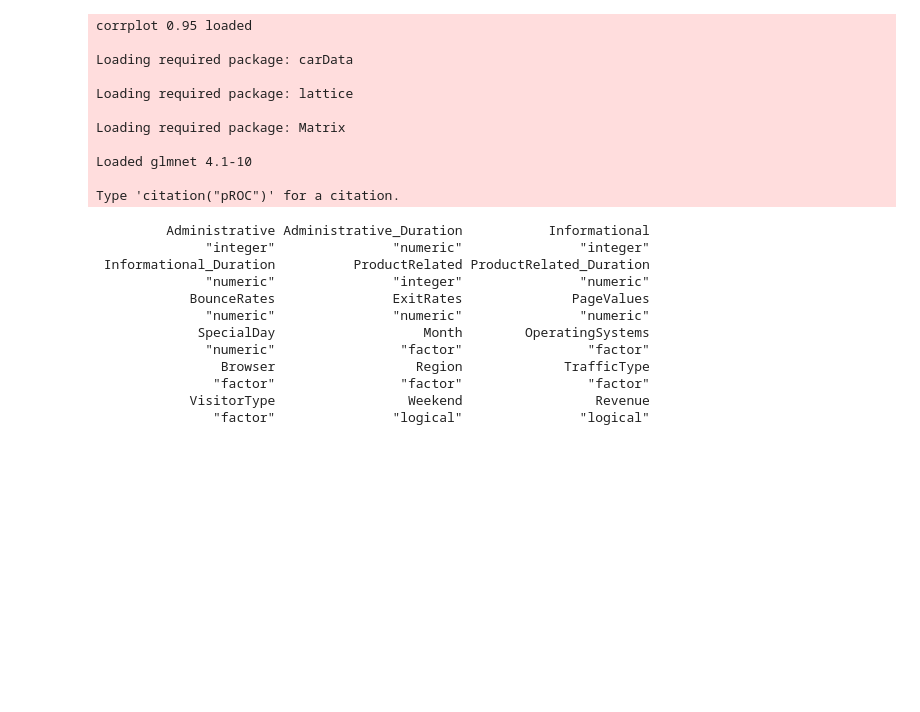
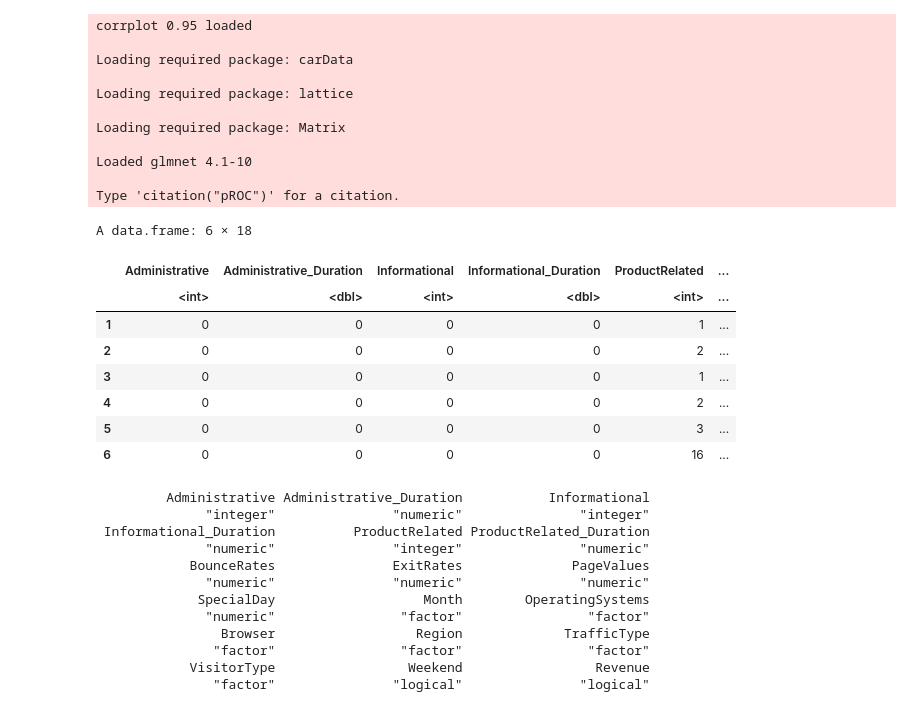
Before and after one commit to schan26/stat301-project, a Jupyter notebook: stat301_code.ipynb, the cells around one changed output. Saved outputs shown, nothing was run; the diff lists cells and outputs as text; code cells hidden in the pictures; blank space fills up the shorter version.

```diff
--- a/stat301_code.ipynb
+++ b/stat301_code.ipynb
@@ -88,4 +88,21 @@ Loading required package: Matrix
 Loaded glmnet 4.1-10
 
 Type 'citation("pROC")' for a citation.
+# %%
+#Load dataset
+data <- read.csv("https://raw.githubusercontent.com/schan26/stat301-project/refs/heads/main/data/online_shoppers_intention.csv")
+
+data <- data %>% filter(Region != 1) # Use data not from Region 1
+
+head(data)
+# %% [output]
+A data.frame: 6 × 18
+|  | Administrative | Administrative_Duration | Informational | Informational_Duration | ProductRelated | ... |
+|  | <int> | <dbl> | <int> | <dbl> | <int> | ... |
+| 1 | 0 | 0 | 0 | 0 | 1 | ... |
+| 2 | 0 | 0 | 0 | 0 | 2 | ... |
+| 3 | 0 | 0 | 0 | 0 | 1 | ... |
+| 4 | 0 | 0 | 0 | 0 | 2 | ... |
+| 5 | 0 | 0 | 0 | 0 | 3 | ... |
+| 6 | 0 | 0 | 0 | 0 | 16 | ... |
 # %%
```
Also changed, not shown: parts of 3 cells of this notebook.
